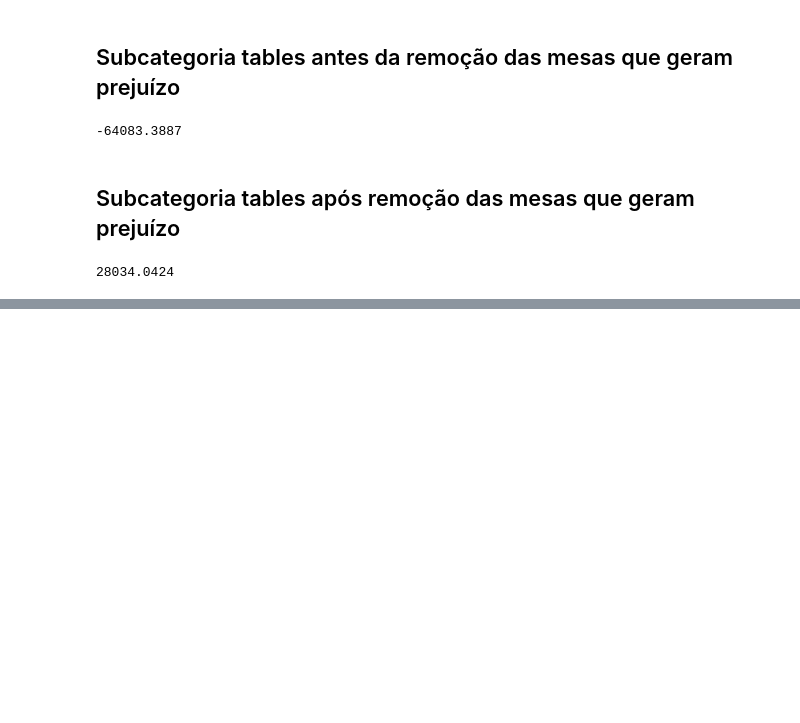
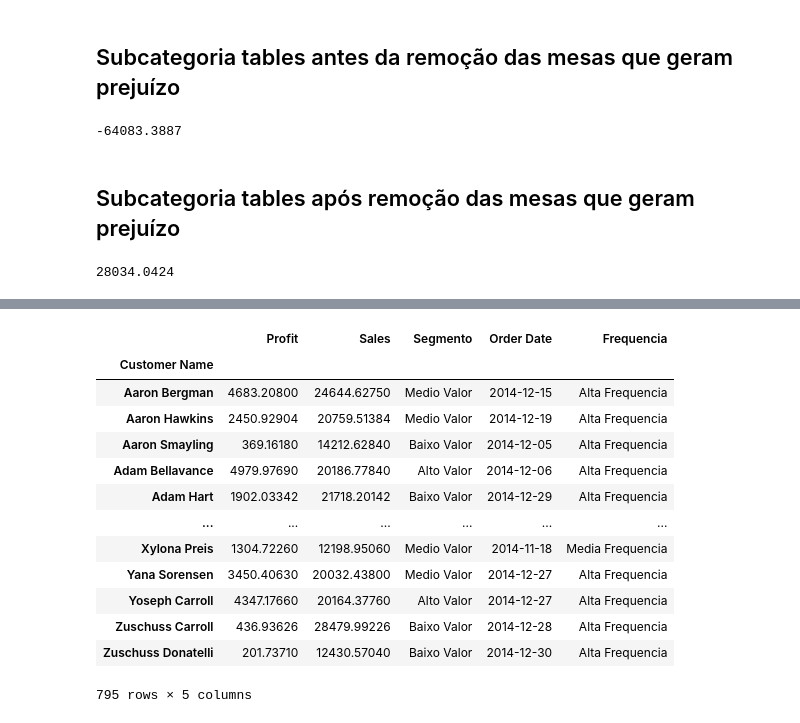
Before and after one commit to Vander-ST/SeminarioMBA, a Jupyter notebook: seminario2.ipynb, the cells around one changed output, grey strips where cells are left out. Cells and saved outputs as stored; diff of their text form; code cells hidden in the pictures; blank space fills up the shorter version.

```diff
--- a/seminario2.ipynb
+++ b/seminario2.ipynb
@@ -268,0 +289,8 @@ Base_tables_lucro.sum()
+# %%
+base_customer = Base.filter(['Customer ID','Customer Name','Profit','Sales'])
+base_customer = base_customer.groupby(['Customer Name']).sum()
+base_customer.loc[base_customer['Sales']*(10/100) > base_customer['Profit'], 'Segmento'] = 'Baixo Valor'  #Menor que 10% de lucro
+base_customer.loc[base_customer['Sales']*(10/100) <= base_customer['Profit'], 'Segmento'] = 'Medio Valor' #Maior que 10% e menor que 20%
+base_customer.loc[base_customer['Sales']*(20/100) <= base_customer['Profit'], 'Segmento'] = 'Alto Valor'  #Maior que 20 de lucro
+
+base_customer
@@ -268,0 +324,3 @@ Base_tables_lucro.sum()
+# %%
+data_fim = pd.to_datetime(Base['Order Date']).max()
+print(data_fim)
@@ -268,0 +331,5 @@ Base_tables_lucro.sum()
+# %%
+base_order = Base.filter(['Order Date','Customer Name'])
+base_order['Order Date'] = pd.to_datetime(base_order['Order Date'])
+base_order = base_order.groupby(['Customer Name']).max()
+base_order
@@ -269,2 +353,26 @@ Base_tables_lucro.sum()
+# %%
+base_order_customer = pd.merge(base_customer, base_order, how = 'left', on = 'Customer Name')
+x = base_order_customer
+
+#x['Frequencia'] = base_order_customer[base_order_customer['Order Date'] < data_fim - dt.timedelta(days=180)]
+x.loc[x['Order Date'] <= data_fim - dt.timedelta(days=60), 'Frequencia'] = 'Baixa Frequencia'  #Ultima venda há mais de 60 dias
+x.loc[x['Order Date'] > data_fim - dt.timedelta(days=60), 'Frequencia'] = 'Media Frequencia' #Ultima venda há menos de 60 dias
+x.loc[x['Order Date'] > data_fim - dt.timedelta(days=30), 'Frequencia'] = 'Alta Frequencia'  #Ultima venda há mais de 30 dias
+x
+# %% [output]
+|  | Profit | Sales | Segmento | Order Date | Frequencia |
+| Customer Name |  |  |  |  |  |
+| Aaron Bergman | 4683.20800 | 24644.62750 | Medio Valor | 2014-12-15 | Alta Frequencia |
+| Aaron Hawkins | 2450.92904 | 20759.51384 | Medio Valor | 2014-12-19 | Alta Frequencia |
+| Aaron Smayling | 369.16180 | 14212.62840 | Baixo Valor | 2014-12-05 | Alta Frequencia |
+| Adam Bellavance | 4979.97690 | 20186.77840 | Alto Valor | 2014-12-06 | Alta Frequencia |
+| Adam Hart | 1902.03342 | 21718.20142 | Baixo Valor | 2014-12-29 | Alta Frequencia |
+| ... | ... | ... | ... | ... | ... |
+| Xylona Preis | 1304.72260 | 12198.95060 | Medio Valor | 2014-11-18 | Media Frequencia |
+| Yana Sorensen | 3450.40630 | 20032.43800 | Medio Valor | 2014-12-27 | Alta Frequencia |
+| Yoseph Carroll | 4347.17660 | 20164.37760 | Alto Valor | 2014-12-27 | Alta Frequencia |
+| Zuschuss Carroll | 436.93626 | 28479.99226 | Baixo Valor | 2014-12-28 | Alta Frequencia |
+| Zuschuss Donatelli | 201.73710 | 12430.57040 | Baixo Valor | 2014-12-30 | Alta Frequencia |
+795 rows × 5 columns
 # %%
 # retirar todos os produtos de tables que geram prejuízo e analisar a lucratividade depois - OK
```
Also changed, not shown: parts of 13 cells of this notebook.
